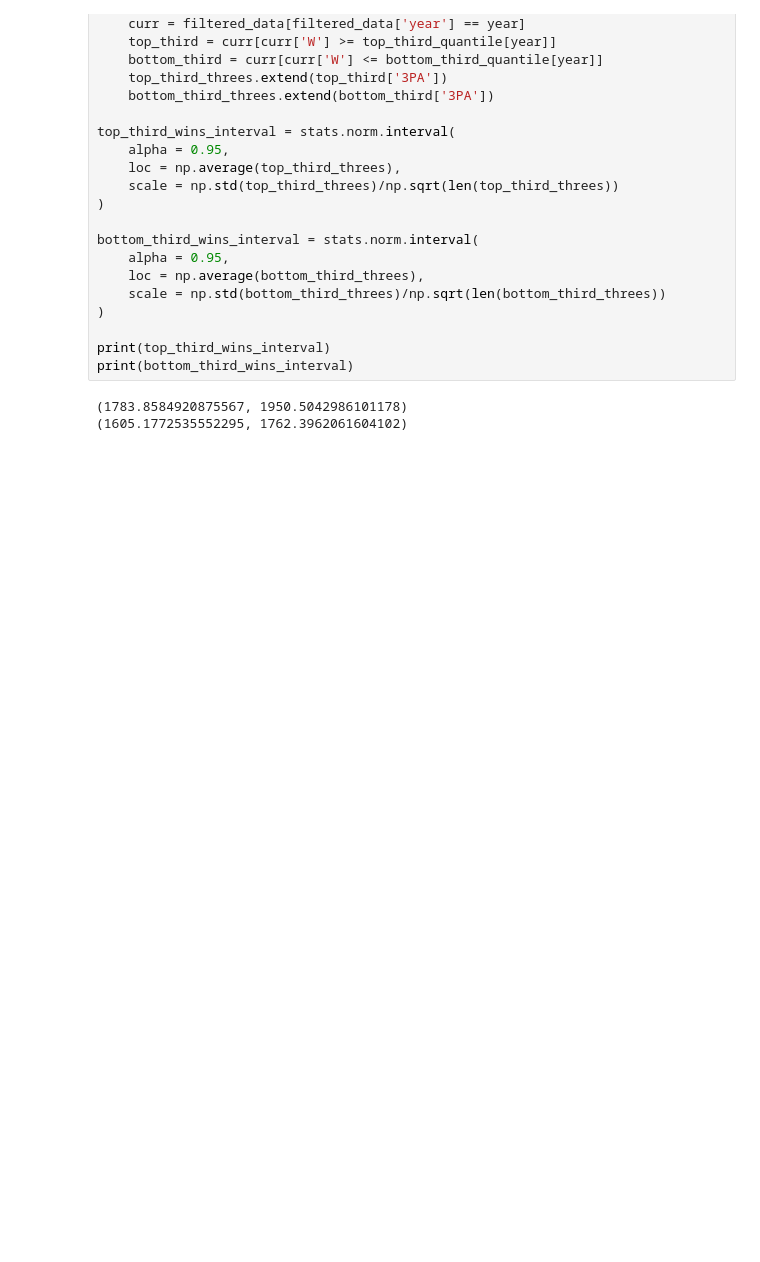
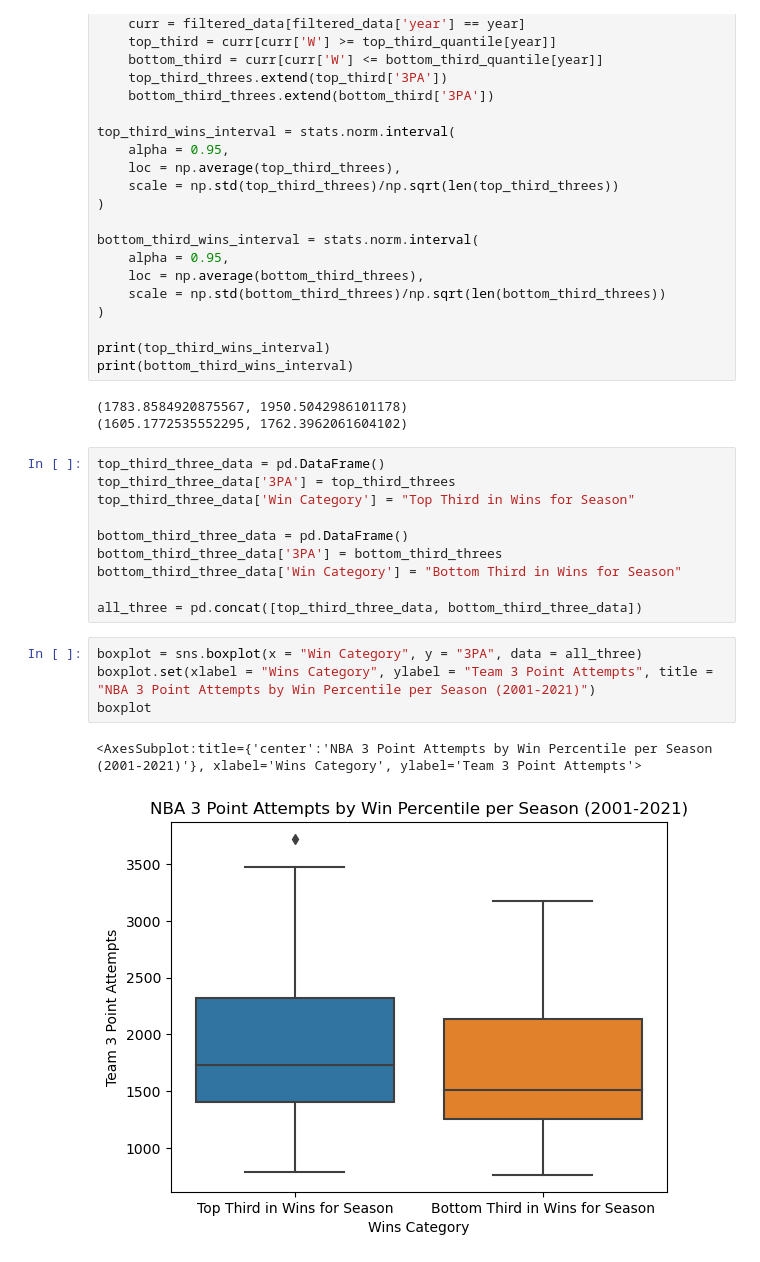
Before and after one commit to avkrishnamurthy/nba-analysis, a Jupyter notebook: analysis.ipynb, the cells around one changed output. Saved outputs shown, nothing was run; the diff lists cells and outputs as text; blank space fills up the shorter version.

Commit message:
boxplot

```diff
--- a/analysis.ipynb
+++ b/analysis.ipynb
@@ -202,3 +202,20 @@ print(bottom_third_wins_interval)
 # %% [output]
 (1783.8584920875567, 1950.5042986101178)
 (1605.1772535552295, 1762.3962061604102)
+# %%
+top_third_three_data = pd.DataFrame()
+top_third_three_data['3PA'] = top_third_threes
+top_third_three_data['Win Category'] = "Top Third in Wins for Season"
+
+bottom_third_three_data = pd.DataFrame()
+bottom_third_three_data['3PA'] = bottom_third_threes
+bottom_third_three_data['Win Category'] = "Bottom Third in Wins for Season"
+
+all_three = pd.concat([top_third_three_data, bottom_third_three_data])
+# %%
+boxplot = sns.boxplot(x = "Win Category", y = "3PA", data = all_three)
+boxplot.set(xlabel = "Wins Category", ylabel = "Team 3 Point Attempts", title = "NBA 3 Point Attempts by Win Percentile per Season (2001-2021)")
+boxplot
+# %% [output]
+<AxesSubplot:title={'center':'NBA 3 Point Attempts by Win Percentile per Season (2001-2021)'}, xlabel='Wins Category', ylabel='Team 3 Point Attempts'>
+[figure, added]
```
